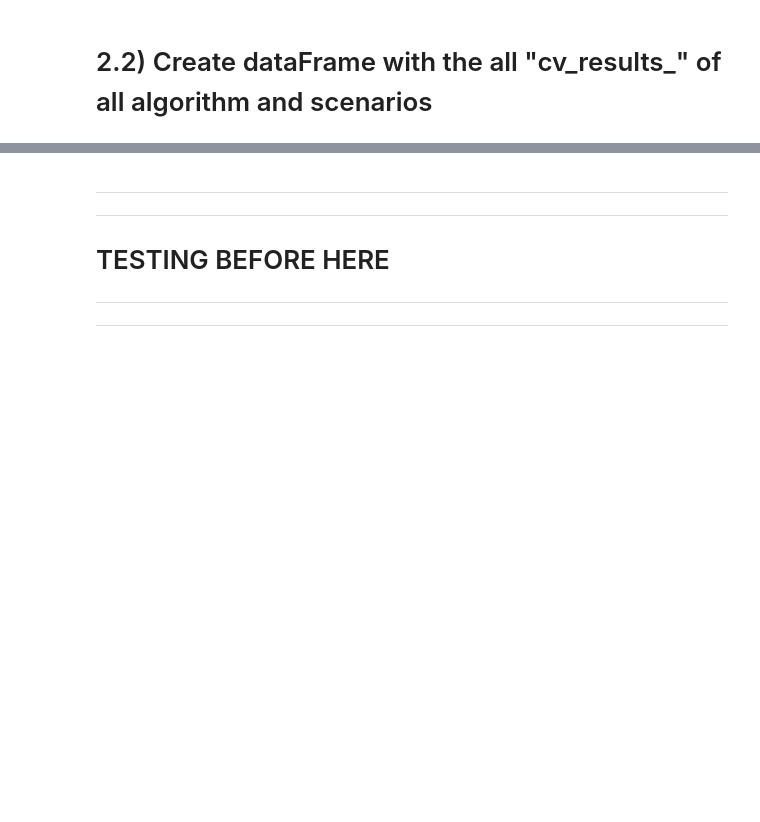
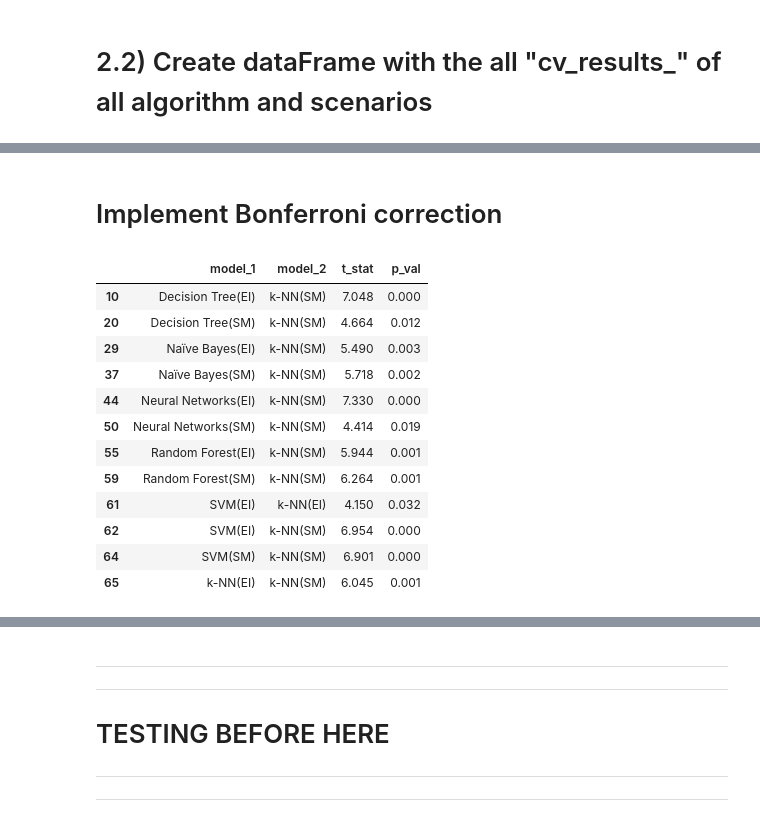
Before and after one commit to fabianopapaiz/als_prognosis_using_ensemble_imbalance, a Jupyter notebook: 05_Train_Validate_Models/16.1 - Multiple models comparison.ipynb, the cells around one changed output, grey strips where cells are left out. Saved outputs shown, nothing was run; the diff lists cells and outputs as text; code cells hidden in the pictures; blank space fills up the shorter version.

```diff
--- a/05_Train_Validate_Models/16.1 - Multiple models comparison.ipynb
+++ b/05_Train_Validate_Models/16.1 - Multiple models comparison.ipynb
@@ -249,0 +297,58 @@ Correlation of models:
+# %% [markdown]
+# Implement Bonferroni correction
+# %%
+from itertools import combinations
+from math import factorial
+
+
+
+
+
+# create df of model scores ordered by performance
+model_scores = results_df.filter(regex=r"split\d*_test_balanced_accuracy")
+
+
+n_comparisons = factorial(len(model_scores)) / (
+    factorial(2) * factorial(len(model_scores) - 2)
+)
+pairwise_t_test = []
+
+for model_i, model_k in combinations(range(len(model_scores)), 2):
+    model_i_scores = model_scores.iloc[model_i].values
+    model_k_scores = model_scores.iloc[model_k].values
+    differences = model_i_scores - model_k_scores
+
+    n = differences.shape[0]  # number of test sets
+    df = n - 1
+
+    # 5-fold: qty of rows by train and test sets
+    n_train = 1258
+    n_test = 315
+
+    t_stat, p_val = utils_exec_models_new.compute_corrected_ttest(differences, df, n_train, n_test)
+    p_val *= n_comparisons  # implement Bonferroni correction
+    # Bonferroni can output p-values higher than 1
+    p_val = 1 if p_val > 1 else p_val
+    pairwise_t_test.append(
+        [model_scores.index[model_i], model_scores.index[model_k], t_stat, p_val]
+    )
+
+pairwise_comp_df = pd.DataFrame(
+    pairwise_t_test, columns=["model_1", "model_2", "t_stat", "p_val"]
+).round(3)
+
+pairwise_comp_df.loc[(pairwise_comp_df.p_val < 0.05)]
+# %% [output]
+|  | model_1 | model_2 | t_stat | p_val |
+| 10 | Decision Tree(EI) | k-NN(SM) | 7.048 | 0.000 |
+| 20 | Decision Tree(SM) | k-NN(SM) | 4.664 | 0.012 |
+| 29 | Naïve Bayes(EI) | k-NN(SM) | 5.490 | 0.003 |
+| 37 | Naïve Bayes(SM) | k-NN(SM) | 5.718 | 0.002 |
+| 44 | Neural Networks(EI) | k-NN(SM) | 7.330 | 0.000 |
+| 50 | Neural Networks(SM) | k-NN(SM) | 4.414 | 0.019 |
+| 55 | Random Forest(EI) | k-NN(SM) | 5.944 | 0.001 |
+| 59 | Random Forest(SM) | k-NN(SM) | 6.264 | 0.001 |
+| 61 | SVM(EI) | k-NN(EI) | 4.150 | 0.032 |
+| 62 | SVM(EI) | k-NN(SM) | 6.954 | 0.000 |
+| 64 | SVM(SM) | k-NN(SM) | 6.901 | 0.000 |
+| 65 | k-NN(EI) | k-NN(SM) | 6.045 | 0.001 |
```
Also changed, not shown: parts of 8 cells of this notebook, 10 other files.
